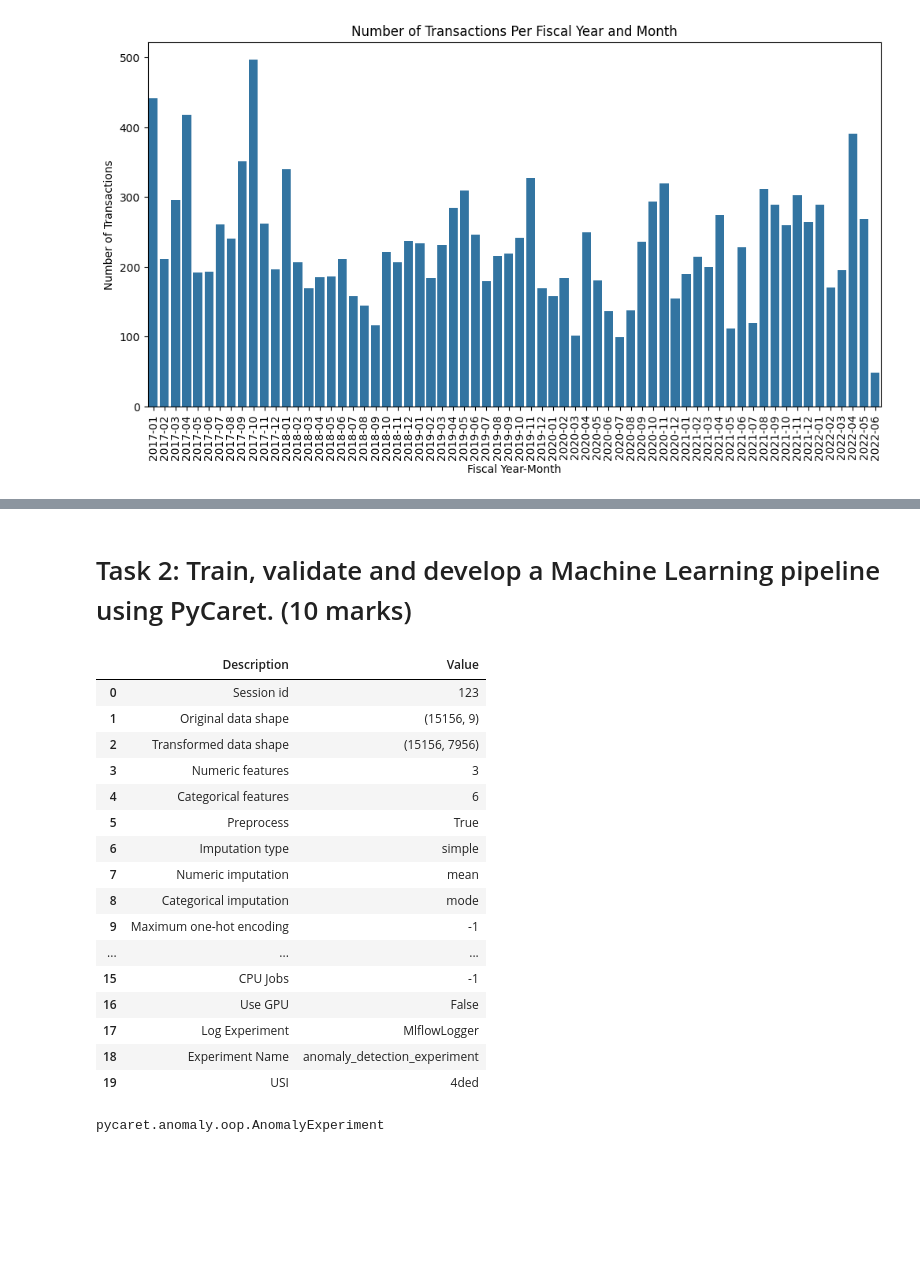
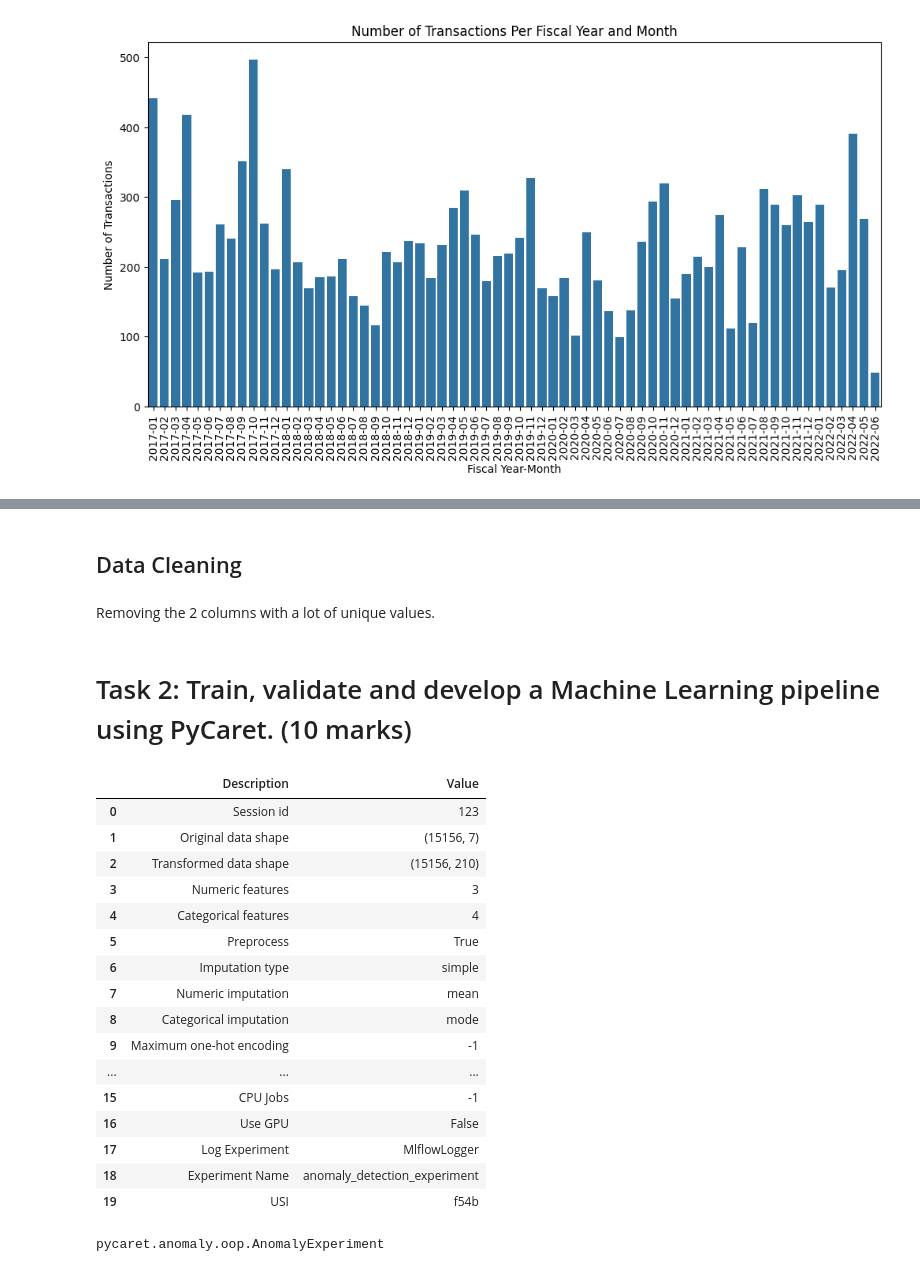
Before and after one commit to Philander1/MLOPS, a Jupyter notebook: dataset3_philander.ipynb, the cells around one changed output, grey strips where cells are left out. Cells and saved outputs as stored; diff of their text form; code cells hidden in the pictures; blank space fills up the shorter version.

```diff
--- a/dataset3_philander.ipynb
+++ b/dataset3_philander.ipynb
@@ -131,24 +146,33 @@ plt.show()
+# %% [markdown]
+## Data Cleaning
+# %%
+new_data = data.drop(['MERCHANT', 'TRANS_DT'], axis=1)
+# %% [markdown]
+Removing the 2 columns with a lot of unique values.
+# %%
+new_data['DIV_NAME'] = new_data['DIV_NAME'].str.lower()
+new_data['CAT_DESC'] = new_data['CAT_DESC'].str.lower()
 # %% [markdown]
 # Task 2: Train, validate and develop a Machine Learning pipeline using PyCaret. (10 marks)
 # %%
 from pycaret.anomaly import *
 from pycaret.anomaly import AnomalyExperiment
 # exp = AnomalyExperiment()
 
 # Initialize PyCaret setup
-exp = setup(data,
+exp = setup(new_data,
         session_id=123,  # Set a seed for reproducibility
         normalize=True,  # Normalize numerical features
         transformation=True,  # Apply power transformation
-        log_experiment='mlflow',  # Enable experiment logging
+        log_experiment='mlflow',# Enable experiment logging
         experiment_name='anomaly_detection_experiment')
 # %% [output]
 |  | Description | Value |
 | 0 | Session id | 123 |
-| 1 | Original data shape | (15156, 9) |
-| 2 | Transformed data shape | (15156, 7956) |
+| 1 | Original data shape | (15156, 7) |
+| 2 | Transformed data shape | (15156, 210) |
 | 3 | Numeric features | 3 |
-| 4 | Categorical features | 6 |
+| 4 | Categorical features | 4 |
 | 5 | Preprocess | True |
 | 6 | Imputation type | simple |
 | 7 | Numeric imputation | mean |
@@ -159,7 +183,7 @@ exp = setup(data,
 | 16 | Use GPU | False |
 | 17 | Log Experiment | MlflowLogger |
 | 18 | Experiment Name | anomaly_detection_experiment |
-| 19 | USI | 4ded |
+| 19 | USI | f54b |
 # %%
 type(exp)
 # %% [output]
```
Also changed, not shown: parts of 13 cells of this notebook, 1 other file.
